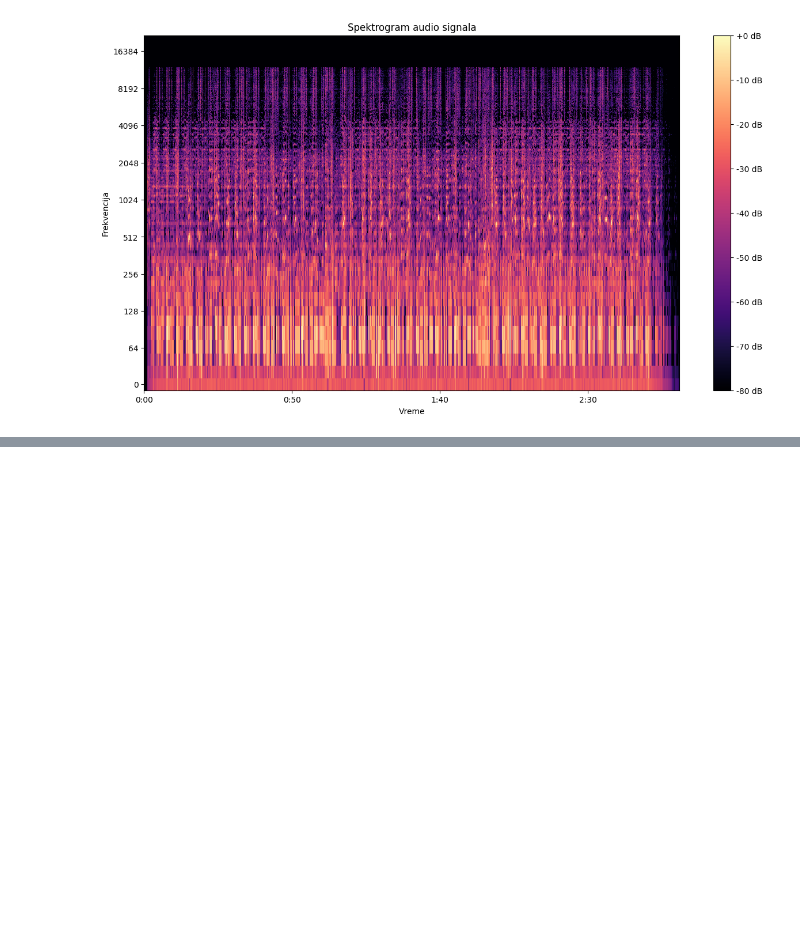
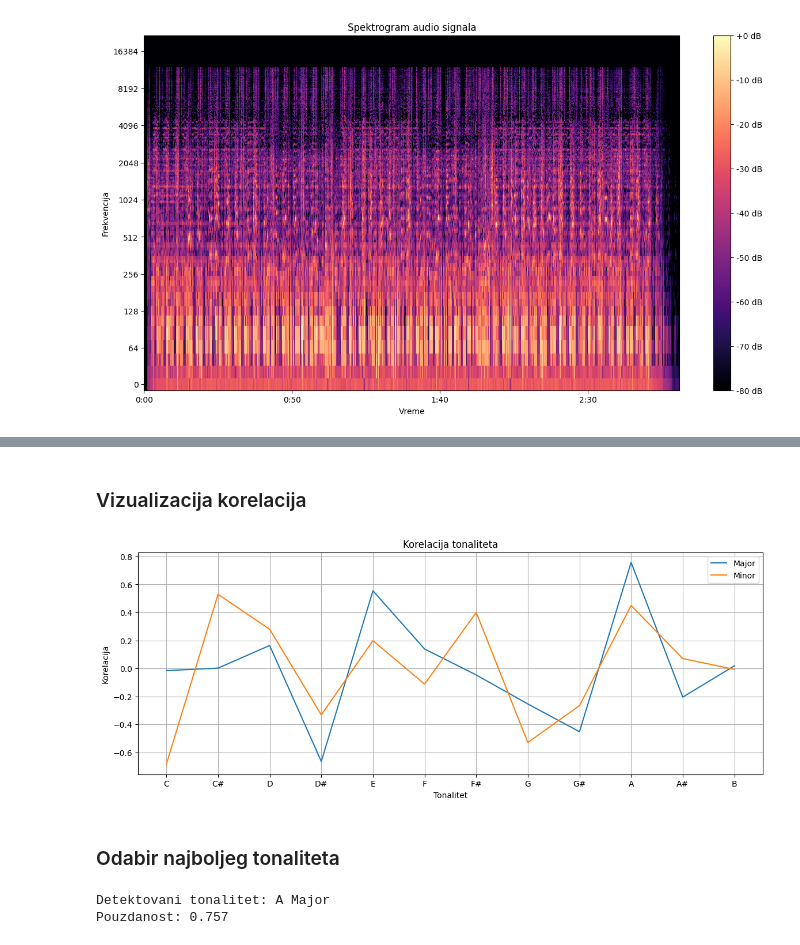
Before and after one commit to maslesa/WaveSplitNotebook, a Jupyter notebook: wave_split.ipynb, the cells around one changed output, grey strips where cells are left out. Cells and saved outputs as stored; diff of their text form; code cells hidden in the pictures; blank space fills up the shorter version.

```diff
--- a/wave_split.ipynb
+++ b/wave_split.ipynb
@@ -153,0 +232,60 @@ plt.show()
+# %%
+major_scores = []
+minor_scores = []
+
+for i in range(12):
+
+    rotated_major = np.roll(major_profile, i)
+    rotated_minor = np.roll(minor_profile, i)
+
+    major_corr = np.corrcoef(
+        chroma_mean,
+        rotated_major
+    )[0, 1]
+
+    minor_corr = np.corrcoef(
+        chroma_mean,
+        rotated_minor
+    )[0, 1]
+
+    major_scores.append(major_corr)
+    minor_scores.append(minor_corr)
+# %% [markdown]
+### Vizualizacija korelacija
+# %%
+plt.figure(figsize=(14, 5))
+
+plt.plot(notes, major_scores, label='Major')
+plt.plot(notes, minor_scores, label='Minor')
+
+plt.title('Korelacija tonaliteta')
+plt.xlabel('Tonalitet')
+plt.ylabel('Korelacija')
+
+plt.legend()
+plt.grid()
+
+plt.show()
+# %% [output]
+[figure, added]
+# %% [markdown]
+### Odabir najboljeg tonaliteta
+# %%
+best_major = np.argmax(major_scores)
+best_minor = np.argmax(minor_scores)
+
+major_score = major_scores[best_major]
+minor_score = minor_scores[best_minor]
+
+if major_score > minor_score:
+    detected_key = f"{notes[best_major]} Major"
+    confidence = major_score
+else:
+    detected_key = f"{notes[best_minor]} Minor"
+    confidence = minor_score
+
+print(f'Detektovani tonalitet: {detected_key}')
+print(f'Pouzdanost: {confidence:.3f}')
+# %% [output]
+Detektovani tonalitet: A Major
+Pouzdanost: 0.757
```
Also changed, not shown: parts of 13 cells of this notebook.
